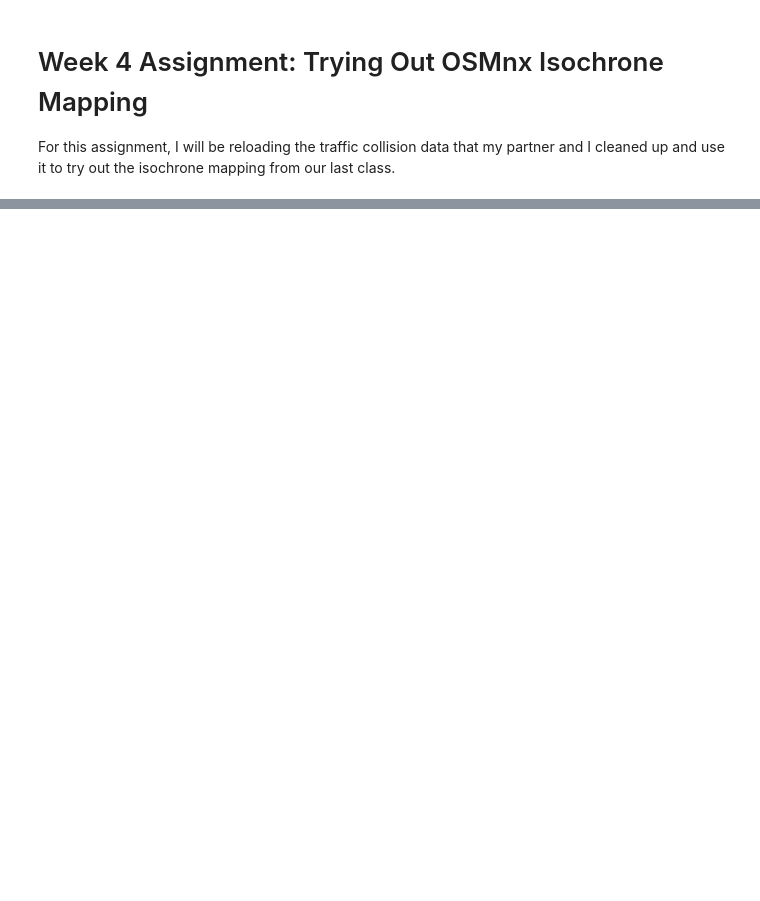
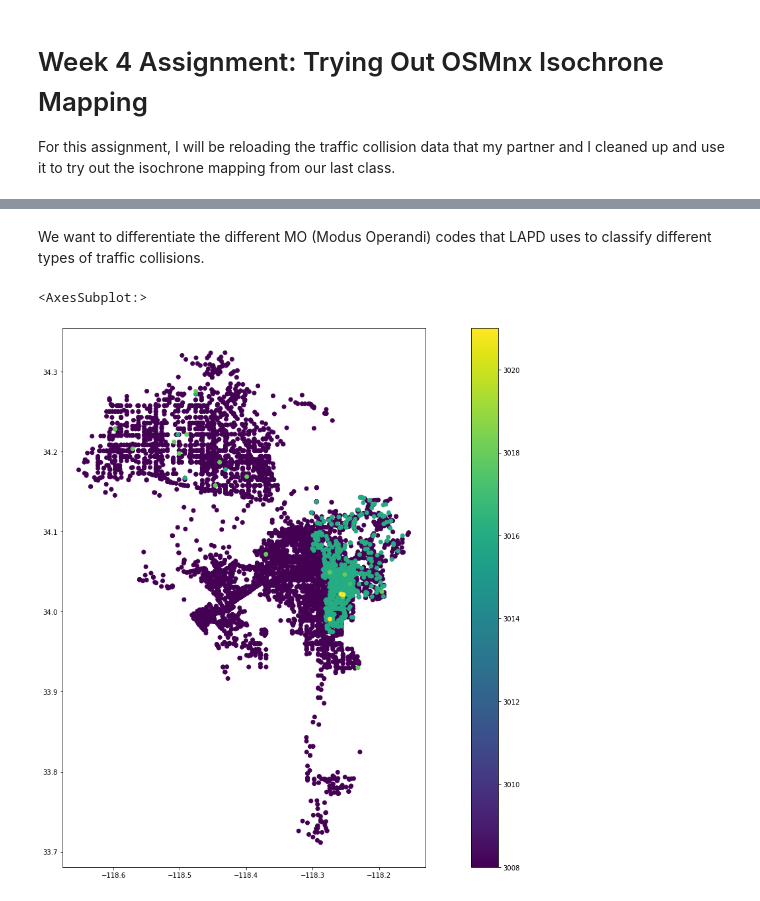
Before and after one commit to baileylai23/up206a-bailey, a Jupyter notebook: week04/Week04assignment.ipynb, the cells around one changed output, grey strips where cells are left out. Saved outputs shown, nothing was run; the diff lists cells and outputs as text; code cells hidden in the pictures; blank space fills up the shorter version.

```diff
--- a/week04/Week04assignment.ipynb
+++ b/week04/Week04assignment.ipynb
@@ -23,0 +105,11 @@ import contextily as ctx
+# %% [markdown]
+We want to differentiate the different MO (Modus Operandi) codes that LAPD uses to classify different types of traffic collisions.
+# %%
+geo.plot(
+            figsize= (25,15),
+            column = 'MO Codes',
+            legend = True
+            )
+# %% [output]
+<AxesSubplot:>
+[figure, added]
```
Also changed, not shown: parts of 17 cells of this notebook.
